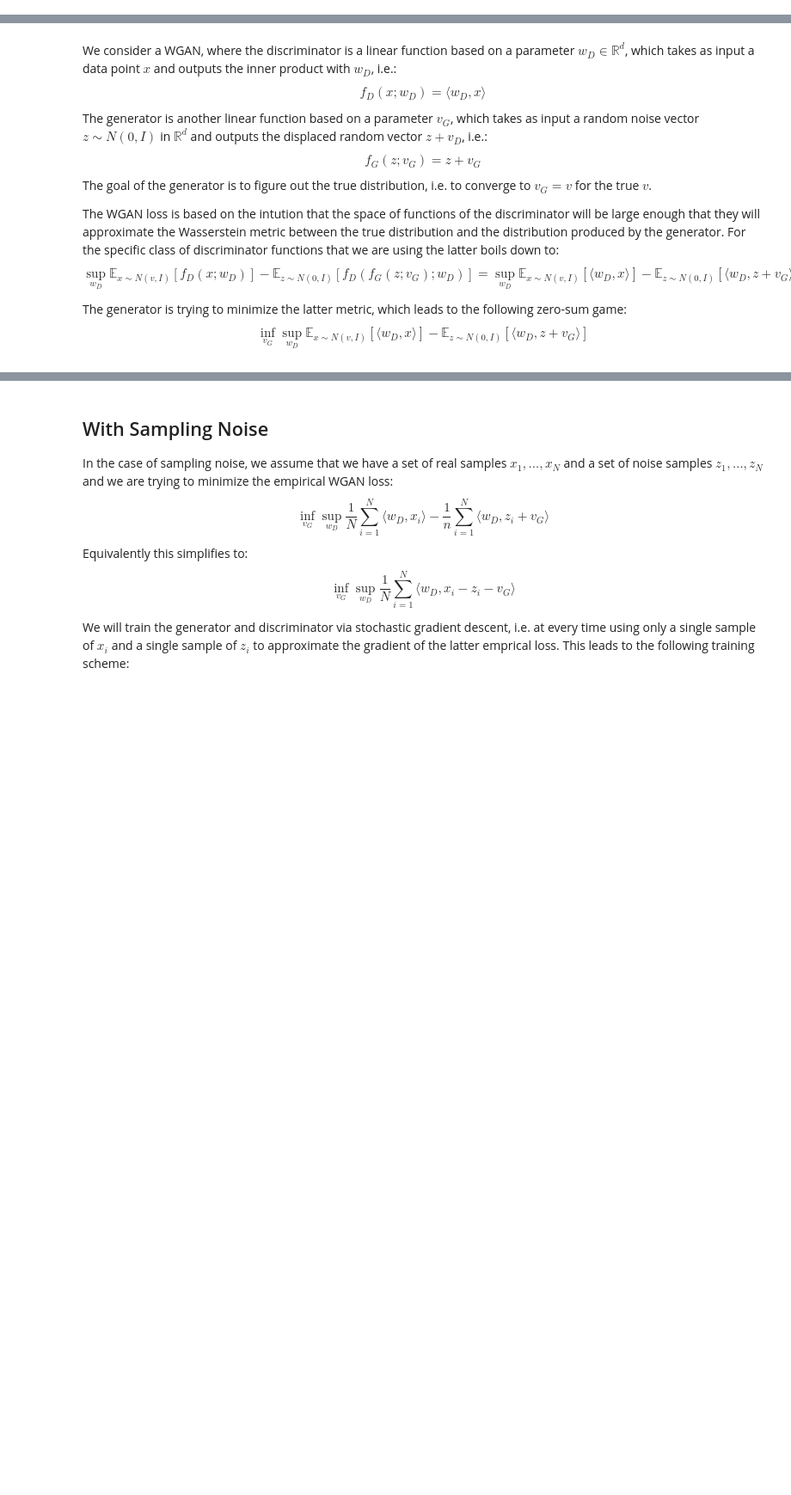
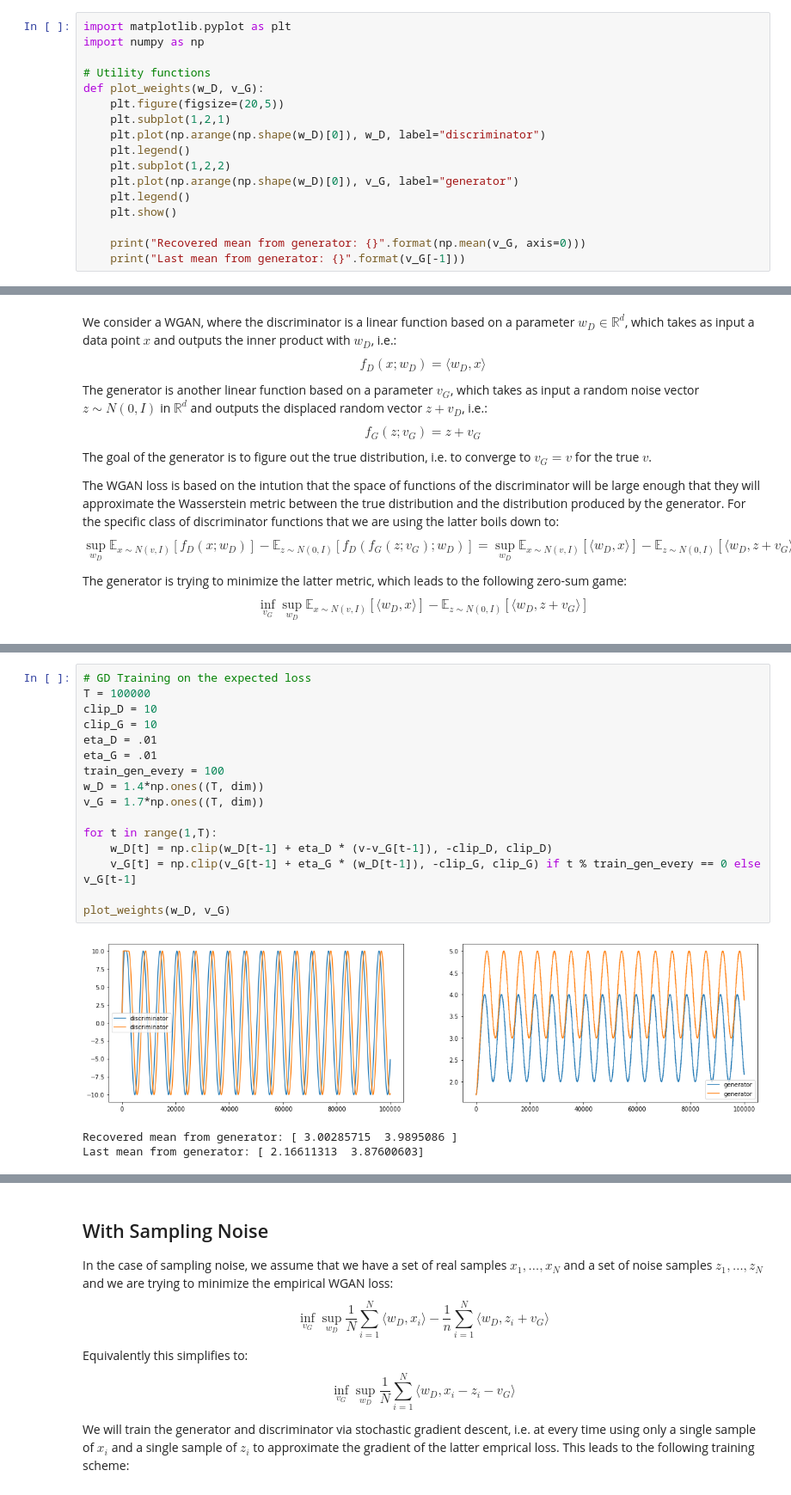
Before and after one commit to vsyrgkanis/optimistic_GAN_training, a Jupyter notebook: notebooks/Simple_GAN_example.ipynb, the cells around one changed output, grey strips where cells are left out. Shown: that part at 86% size. Saved outputs shown, nothing was run; the diff lists cells and outputs as text; blank space fills up the shorter version.

```diff
--- a/notebooks/Simple_GAN_example.ipynb
+++ b/notebooks/Simple_GAN_example.ipynb
@@ -4,3 +1,20 @@ import numpy as np
+# %%
+import matplotlib.pyplot as plt
+import numpy as np
+
+# Utility functions
+def plot_weights(w_D, v_G):
+    plt.figure(figsize=(20,5))
+    plt.subplot(1,2,1)
+    plt.plot(np.arange(np.shape(w_D)[0]), w_D, label="discriminator")
+    plt.legend()
+    plt.subplot(1,2,2)
+    plt.plot(np.arange(np.shape(w_D)[0]), v_G, label="generator")
+    plt.legend()
+    plt.show()
+
+    print("Recovered mean from generator: {}".format(np.mean(v_G, axis=0)))
+    print("Last mean from generator: {}".format(v_G[-1]))
 # %% [markdown]
 ## Learning the Mean of  Multi-Variate Gaussians with a Linear WGAN
 
@@ -58 +78,21 @@ v_G^{t+1} =& v_G^{t} + 2\eta_G w_D^t - \eta_G w_D^{t-1}
+# %%
+# GD Training on the expected loss
+T = 100000
+clip_D = 10
+clip_G = 10
+eta_D = .01
+eta_G = .01
+train_gen_every = 100
+w_D = 1.4*np.ones((T, dim))
+v_G = 1.7*np.ones((T, dim))
+
+for t in range(1,T):
+    w_D[t] = np.clip(w_D[t-1] + eta_D * (v-v_G[t-1]), -clip_D, clip_D)
+    v_G[t] = np.clip(v_G[t-1] + eta_G * (w_D[t-1]), -clip_G, clip_G) if t % train_gen_every == 0 else v_G[t-1]
+
+plot_weights(w_D, v_G)
+# %% [output]
+[figure, added]
+Recovered mean from generator: [ 3.00285715  3.9895086 ]
+Last mean from generator: [ 2.16611313  3.87600603]
 # %%
```
Also changed, not shown: parts of 11 cells of this notebook.
